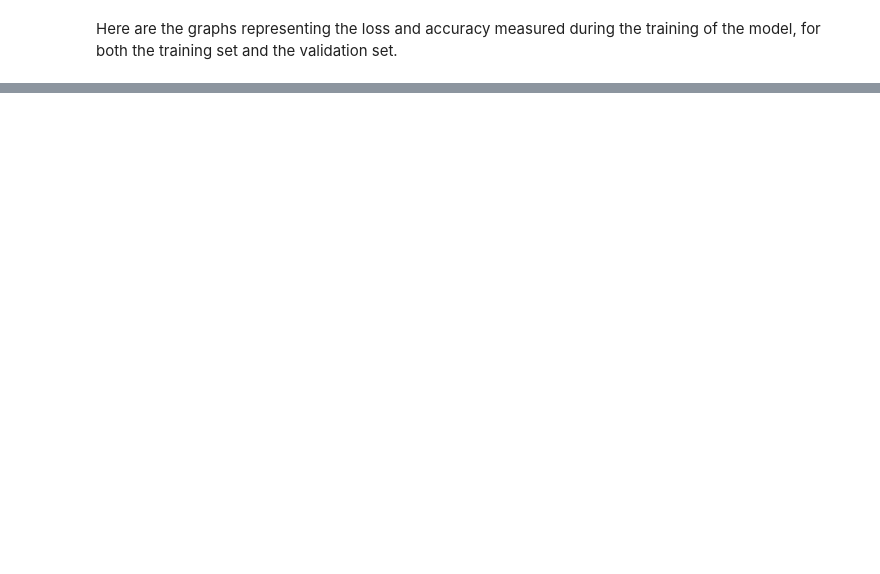
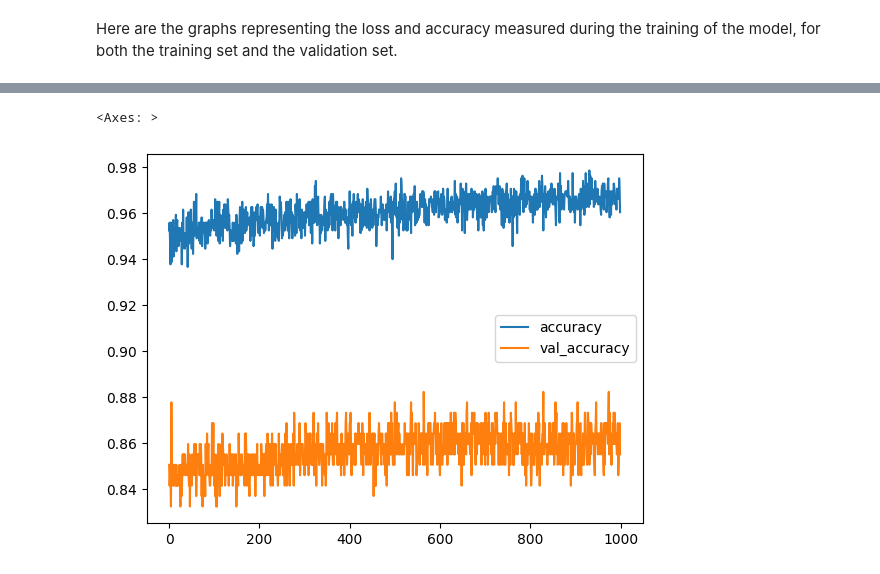
Before and after one commit to guillaumelalire/Acoustic-IA-Data-Hack-2024, a Jupyter notebook: acoustic.ipynb, the cells around one changed output, grey strips where cells are left out. Saved outputs shown, nothing was run; the diff lists cells and outputs as text; code cells hidden in the pictures; blank space fills up the shorter version.

```diff
--- a/acoustic.ipynb
+++ b/acoustic.ipynb
@@ -291,0 +380,5 @@ mean distance: 128.8 cm
+# %%
+history_df.loc[:, ['accuracy', 'val_accuracy']].plot()
+# %% [output]
+<Axes: >
+[figure, added]
```
Also changed, not shown: parts of 16 cells of this notebook.
